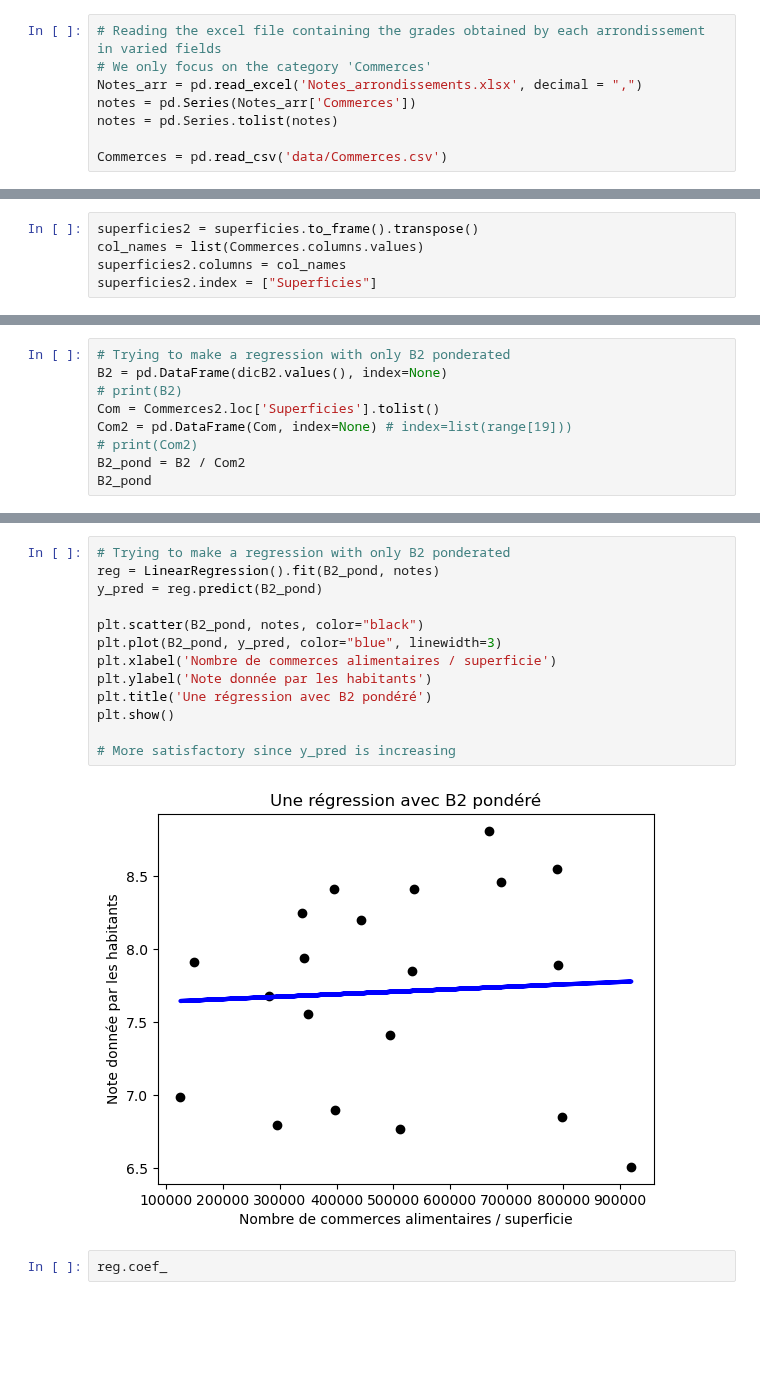
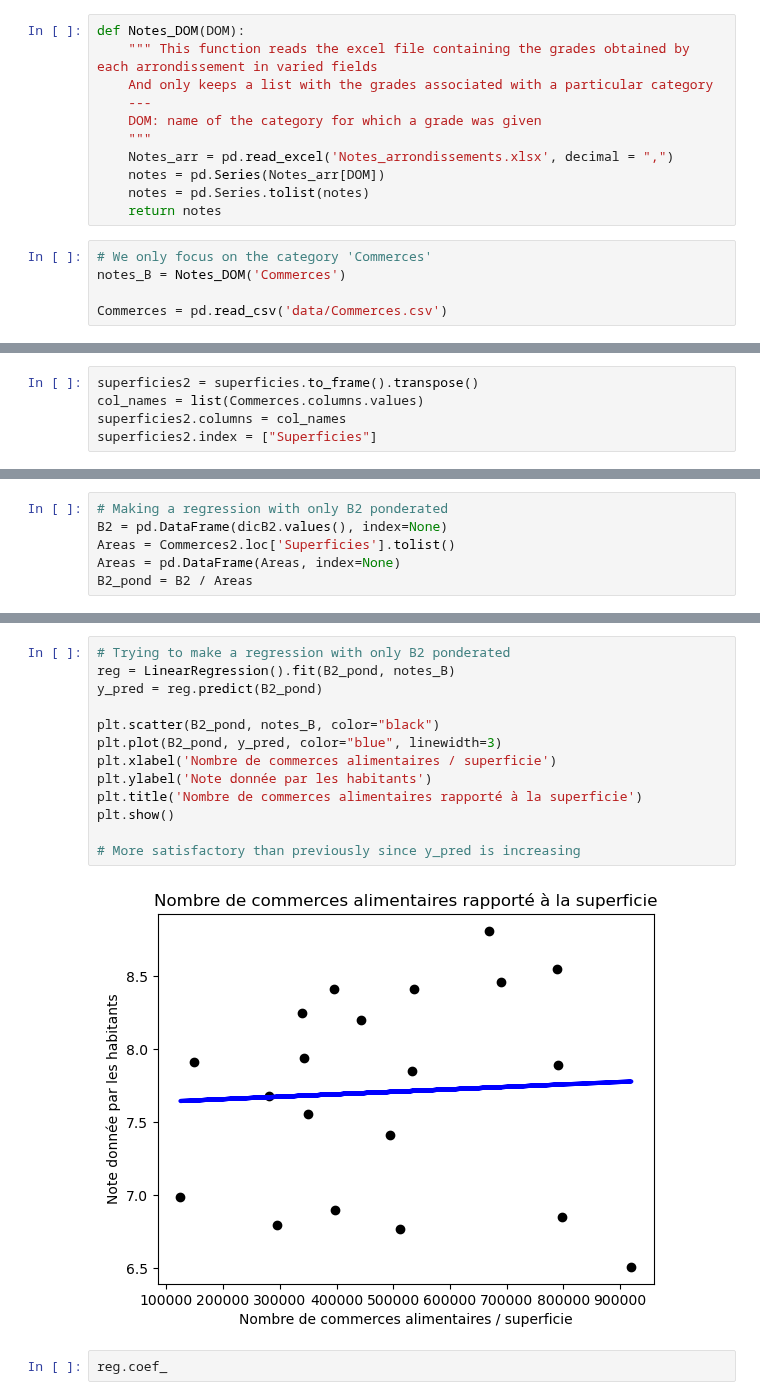
Before and after one commit to solenemoro/Projet_Python_2AENSAE, a Jupyter notebook: Equipements.ipynb, the cells around one changed output, grey strips where cells are left out. Drawn from its saved outputs; the diff is of its cells as text; blank space fills up the shorter version.

```diff
--- a/Equipements.ipynb
+++ b/Equipements.ipynb
@@ -225,14 +237,22 @@ Il y a en moyenne 29.6 supermarchés dans un arrondissement parisien.
 ### B- Régressions
 # %% [markdown]
 Nous introduisons la variable sur laquelle les autres variables extraites précédemment vont être régressées, à savoir la note moyenne donnée par les habitants.
-# %%
-# Reading the excel file containing the grades obtained by each arrondissement in varied fields
-# We only focus on the category 'Commerces'
-Notes_arr = pd.read_excel('Notes_arrondissements.xlsx', decimal = ",")
-notes = pd.Series(Notes_arr['Commerces'])
-notes = pd.Series.tolist(notes)
-
-Commerces = pd.read_csv('data/Commerces.csv')
+# %%
+def Notes_DOM(DOM):
+    """ This function reads the excel file containing the grades obtained by each arrondissement in varied fields
+    And only keeps a list with the grades associated with a particular category
+    ---
+    DOM: name of the category for which a grade was given
+    """
+    Notes_arr = pd.read_excel('Notes_arrondissements.xlsx', decimal = ",")
+    notes = pd.Series(Notes_arr[DOM])
+    notes = pd.Series.tolist(notes)
+    return notes
+# %%
+# We only focus on the category 'Commerces'
+notes_B = Notes_DOM('Commerces')
+
+Commerces = pd.read_csv('data/Commerces.csv')
 # %% [markdown]
 #### 1) Régression en prenant comme variable le nombre de commerces
 # %% [markdown]
@@ -397,11 +398,8 @@ Commerces2
 | 23 | 4.000000 | 0.000000 | 0.000000 | 0.000000 | 0.000000 | ... |
 | Superficies | 0.000224 | 0.000122 | 0.000143 | 0.000196 | 0.000312 | ... |
 # %%
-# Trying to make a regression with only B2 ponderated
+# Making a regression with only B2 ponderated
 B2 = pd.DataFrame(dicB2.values(), index=None)
-# print(B2)
-Com = Commerces2.loc['Superficies'].tolist()
-Com2 = pd.DataFrame(Com, index=None) # index=list(range[19]))
-# print(Com2)
-B2_pond = B2 / Com2
-B2_pond
+Areas = Commerces2.loc['Superficies'].tolist()
+Areas = pd.DataFrame(Areas, index=None)
+B2_pond = B2 / Areas
@@ -426,18 +406,18 @@ B2_pond
 # %%
 # Trying to make a regression with only B2 ponderated
-reg = LinearRegression().fit(B2_pond, notes)
+reg = LinearRegression().fit(B2_pond, notes_B)
 y_pred = reg.predict(B2_pond)
 
-plt.scatter(B2_pond, notes, color="black")
+plt.scatter(B2_pond, notes_B, color="black")
 plt.plot(B2_pond, y_pred, color="blue", linewidth=3)
 plt.xlabel('Nombre de commerces alimentaires / superficie')
 plt.ylabel('Note donnée par les habitants')
-plt.title('Une régression avec B2 pondéré')
+plt.title('Nombre de commerces alimentaires rapporté à la superficie')
 plt.show()
 
-# More satisfactory since y_pred is increasing
+# More satisfactory than previously since y_pred is increasing
 # %% [output]
-[figure, old version]
+[figure, new version]
 # %%
 reg.coef_
 # %% [output]
```
Also changed, not shown: parts of 38 cells of this notebook.
